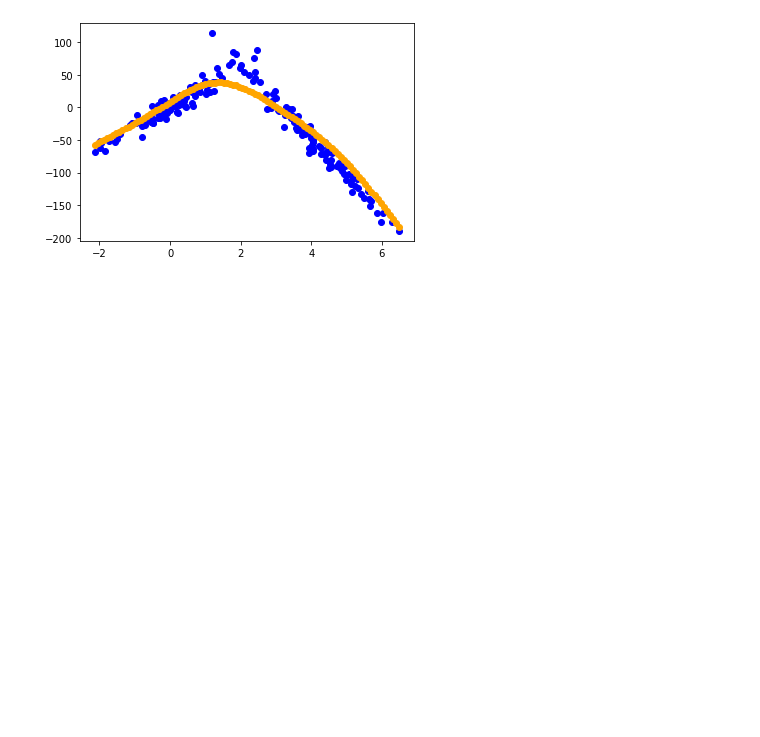
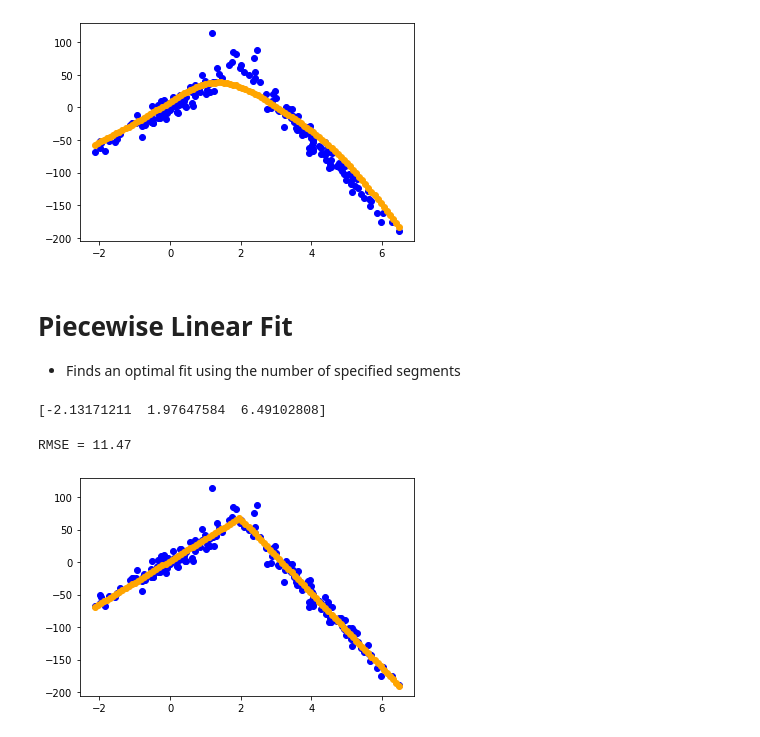
Before and after one commit to swilsonmfc/linear, a Jupyter notebook: Splines.ipynb, the cells around one changed output. Saved outputs shown, nothing was run; the diff lists cells and outputs as text; code cells hidden in the pictures; blank space fills up the shorter version.

Commit message:
Added PWLF

```diff
--- a/Splines.ipynb
+++ b/Splines.ipynb
@@ -238,3 +261,25 @@ print(f'RMSE = {mean_squared_error(pred, y) ** 0.5:.2f}')
 # %% [output]
 RMSE = 13.01
 [figure]
+# %% [markdown]
+# Piecewise Linear Fit
+* Finds an optimal fit using the number of specified segments
+# %%
+SEGMENTS = 2
+pw_lm = pwlf.PiecewiseLinFit(X[0], y)
+breaks = pw_lm.fit(SEGMENTS)
+print(breaks)
+# %% [output]
+[-2.13171211  1.97647584  6.49102808]
+# %%
+plt.scatter(X, y, color='blue')
+
+xplot = np.linspace(X[0].min(), X[0].max(), 100)
+yplot = pw_lm.predict(xplot)
+plt.scatter(xplot, yplot, color='orange')
+
+pred = pw_lm.predict(X[0])
+print(f'RMSE = {mean_squared_error(pred, y) ** 0.5:.2f}')
+# %% [output]
+RMSE = 11.47
+[figure, added]
```
Also changed, not shown: parts of 3 cells of this notebook.
